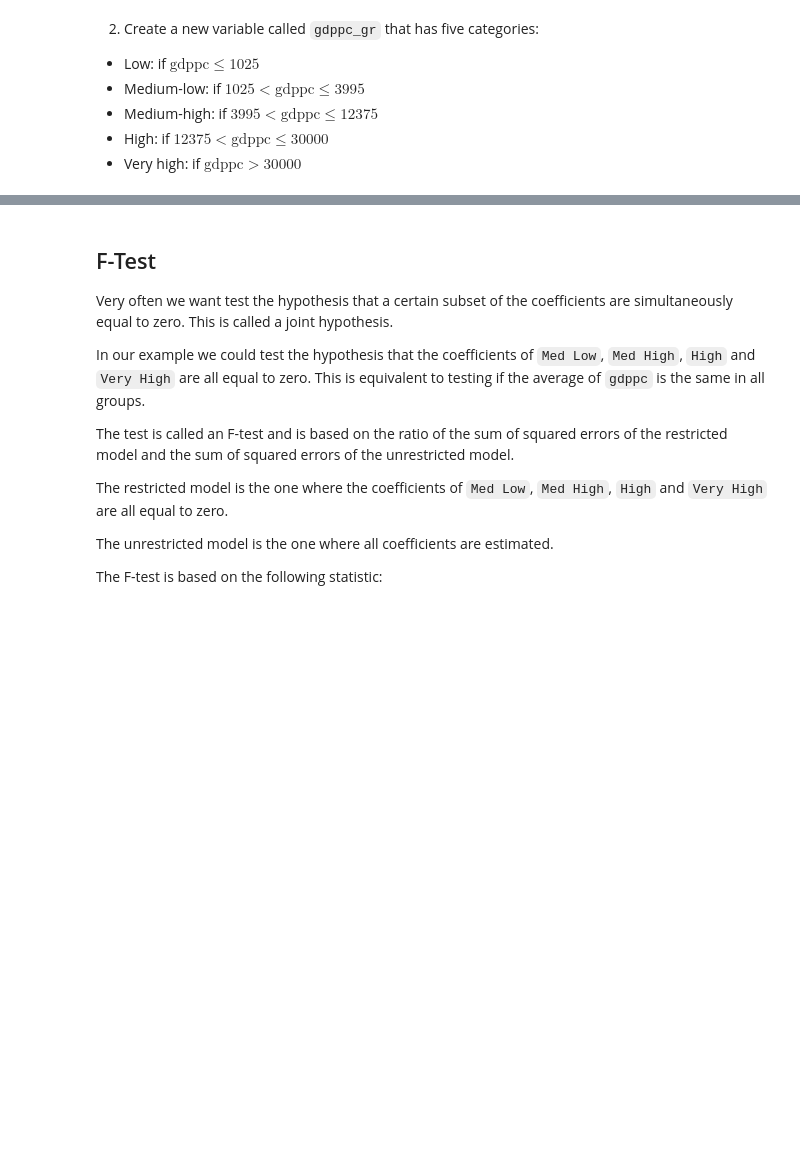
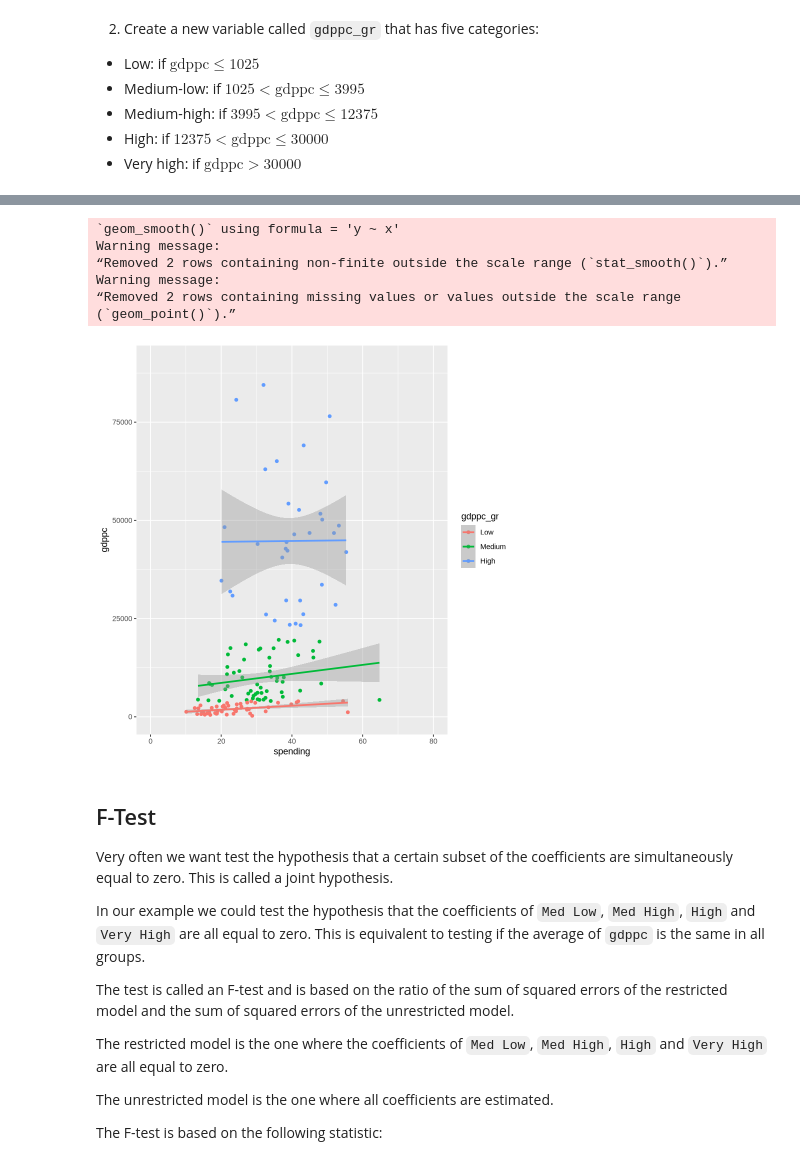
Before and after one commit to febse/econ2026-de, a Jupyter notebook: 09-Categorical-Variables.ipynb, the cells around one changed output, grey strips where cells are left out. Saved outputs shown, nothing was run; the diff lists cells and outputs as text; code cells hidden in the pictures; blank space fills up the shorter version.

```diff
--- a/09-Categorical-Variables.ipynb
+++ b/09-Categorical-Variables.ipynb
@@ -46,11 +86,12 @@ gdp2019 %>%
 -   High: if $12375 < \text{gdppc} \leq 30000$
 -   Very high: if $\text{gdppc} > 30000$
 # %%
-gdp2019 <- gdp2019 %>%
+gdp2019 <- gdp2019 |>
   mutate(
     gdppc_gr = cut(
       gdppc,
-      breaks = c(0, 1025, 3995, 12375, 30000, Inf),
-      labels = c("Low", "Medium-low", "Medium-high", "High", "Very high"))
+      breaks = c(0, 3995, 20000, Inf),
+      labels = c("Low", "Medium", "High"))
   )
+
 table(gdp2019$gdppc_gr)
@@ -57,17 +121,25 @@ table(gdp2019$gdppc_gr)
 # %%
 gdp2019 %>%
-  ggplot(aes(x = spending, y = gdppc)) +
-  geom_point(aes( color = gdppc_gr)) +
+  ggplot(aes(x = spending, y = gdppc, color = gdppc_gr)) +
+  geom_point() +
   geom_smooth(method = "lm") +
   # geom_abline(
   #   intercept = c(-144.39, 1308.32, 5835.94, 18460.21, 51920.69),
   #   slope = 44.80,
   #   alpha = 0.5
   # ) +
   lims(
     x = c(0, 80),
     y = c(0, 90000)
   )
+# %% [output]
+`geom_smooth()` using formula = 'y ~ x'
+Warning message:
+“Removed 2 rows containing non-finite outside the scale range (`stat_smooth()`).”
+Warning message:
+“Removed 2 rows containing missing values or values outside the scale range
+(`geom_point()`).”
+[figure, added]
 # %% [markdown]
 ## F-Test
 
```
Also changed, not shown: parts of 5 cells of this notebook.
